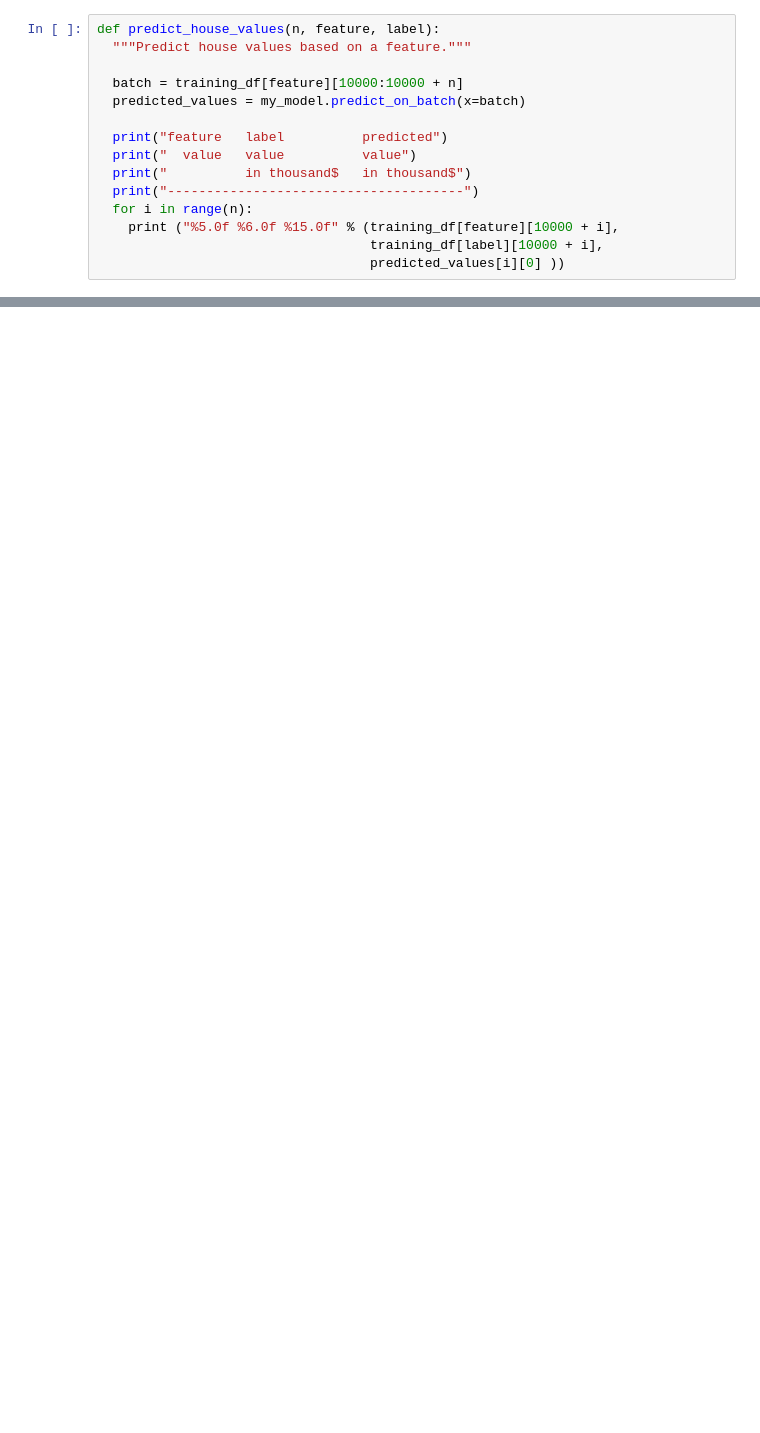
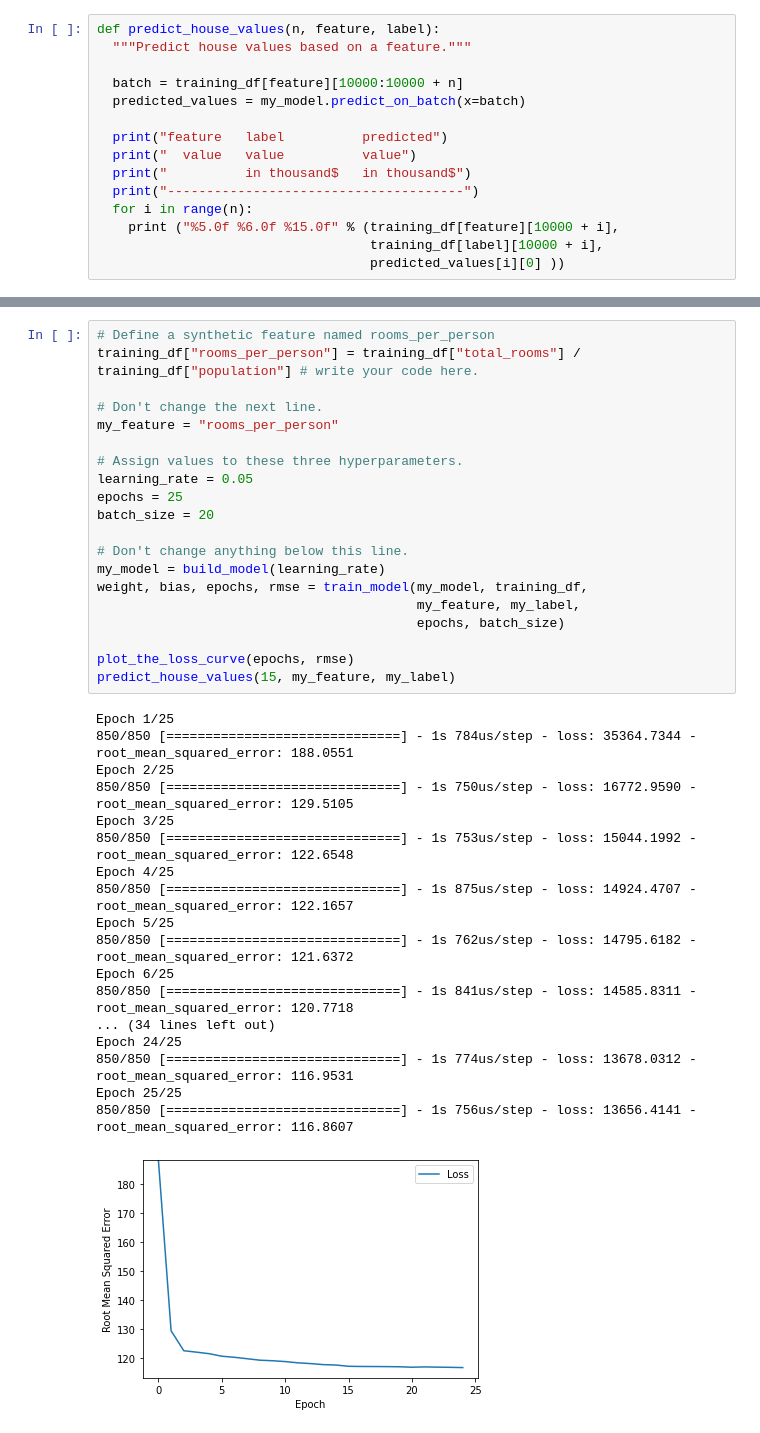
Before and after one commit to RainingK/Google-ML-Crash-Course, a Jupyter notebook: 4. First Steps With Tensor Flow/2. linearRegressionWithARealDataset.ipynb, the cells around one changed output, grey strips where cells are left out. Cells and saved outputs as stored; diff of their text form; blank space fills up the shorter version.

```diff
--- a/4. First Steps With Tensor Flow/2. linearRegressionWithARealDataset.ipynb
+++ b/4. First Steps With Tensor Flow/2. linearRegressionWithARealDataset.ipynb
@@ -246,0 +269,39 @@ feature   label          predicted
+# %%
+# Define a synthetic feature named rooms_per_person
+training_df["rooms_per_person"] = training_df["total_rooms"] / training_df["population"] # write your code here.
+
+# Don't change the next line.
+my_feature = "rooms_per_person"
+
+# Assign values to these three hyperparameters.
+learning_rate = 0.05
+epochs = 25
+batch_size = 20
+
+# Don't change anything below this line.
+my_model = build_model(learning_rate)
+weight, bias, epochs, rmse = train_model(my_model, training_df,
+                                         my_feature, my_label,
+                                         epochs, batch_size)
+
+plot_the_loss_curve(epochs, rmse)
+predict_house_values(15, my_feature, my_label)
+# %% [output]
+Epoch 1/25
+850/850 [==============================] - 1s 784us/step - loss: 35364.7344 - root_mean_squared_error: 188.0551
+Epoch 2/25
+850/850 [==============================] - 1s 750us/step - loss: 16772.9590 - root_mean_squared_error: 129.5105
+Epoch 3/25
+850/850 [==============================] - 1s 753us/step - loss: 15044.1992 - root_mean_squared_error: 122.6548
+Epoch 4/25
+850/850 [==============================] - 1s 875us/step - loss: 14924.4707 - root_mean_squared_error: 122.1657
+Epoch 5/25
+850/850 [==============================] - 1s 762us/step - loss: 14795.6182 - root_mean_squared_error: 121.6372
+Epoch 6/25
+850/850 [==============================] - 1s 841us/step - loss: 14585.8311 - root_mean_squared_error: 120.7718
+... (34 lines left out)
+Epoch 24/25
+850/850 [==============================] - 1s 774us/step - loss: 13678.0312 - root_mean_squared_error: 116.9531
+Epoch 25/25
+850/850 [==============================] - 1s 756us/step - loss: 13656.4141 - root_mean_squared_error: 116.8607
+[figure, added]
```
Also changed, not shown: parts of 4 cells of this notebook.
